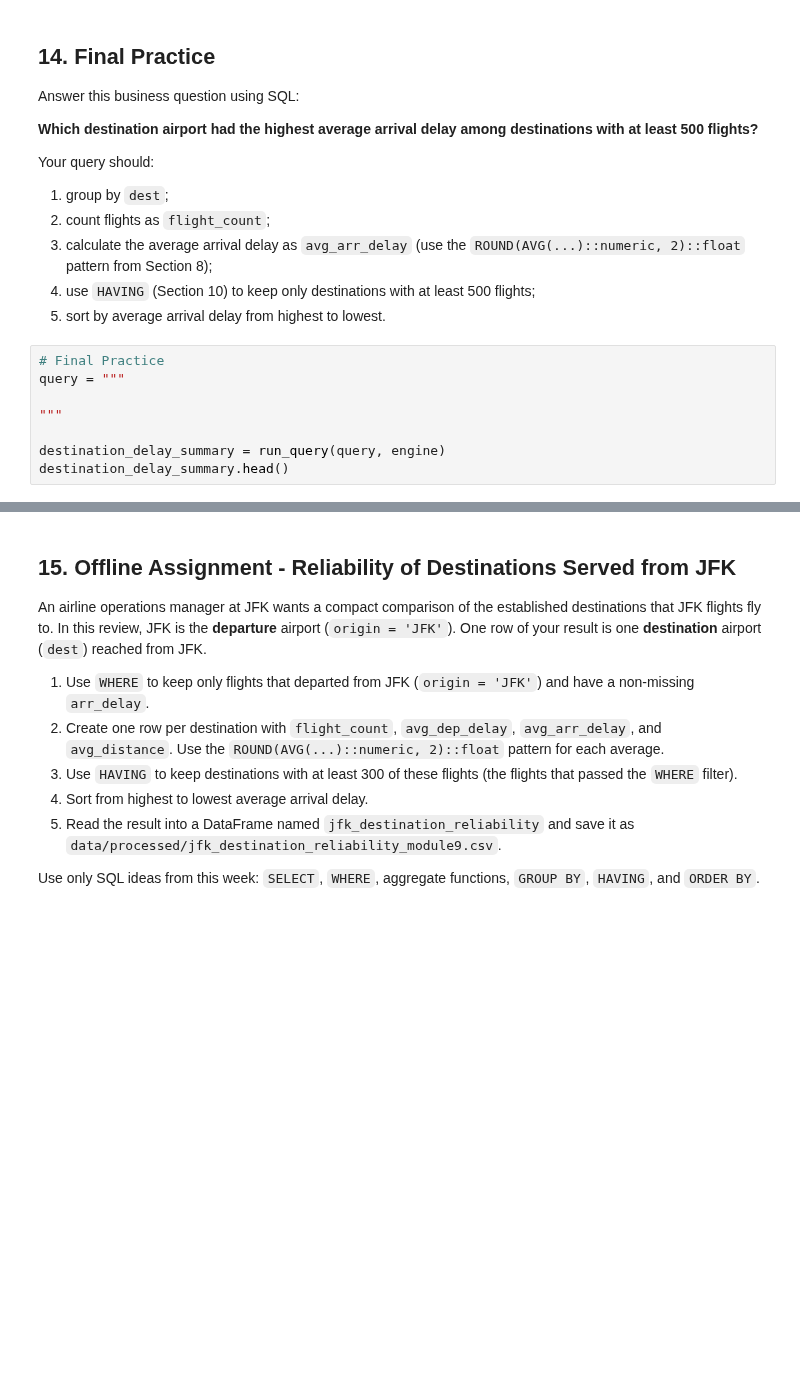
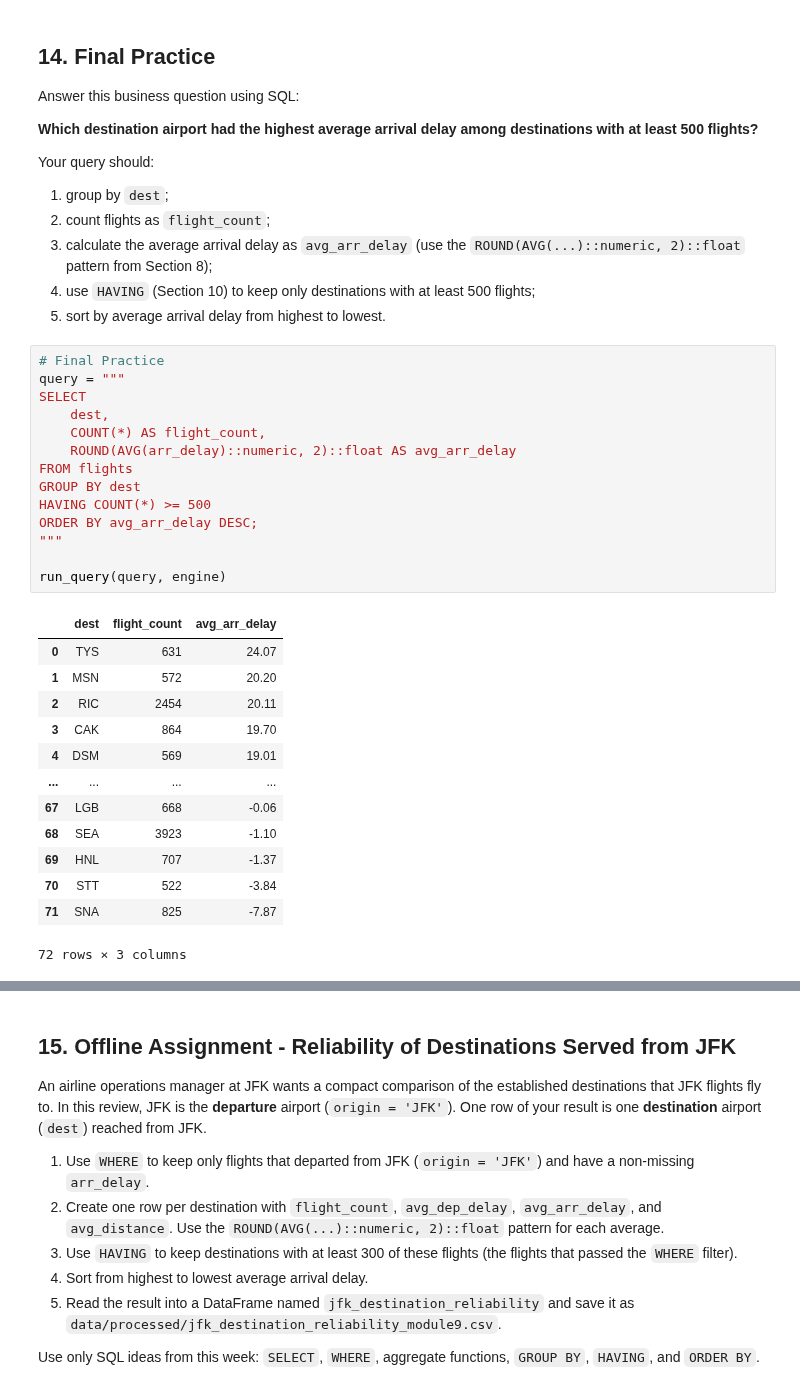
Before and after one commit to anikabhuyan1234/ban6003-week-9-10-anika, a Jupyter notebook: notebooks/module9_neon_sql_fundamentals_guided_lab.ipynb, the cells around one changed output, grey strips where cells are left out. Drawn from its saved outputs; the diff is of its cells as text; blank space fills up the shorter version.

```diff
--- a/notebooks/module9_neon_sql_fundamentals_guided_lab.ipynb
+++ b/notebooks/module9_neon_sql_fundamentals_guided_lab.ipynb
@@ -578,11 +878,31 @@ Your query should:
 # %%
 # Final Practice
 query = """
-
+SELECT
+    dest,
+    COUNT(*) AS flight_count,
+    ROUND(AVG(arr_delay)::numeric, 2)::float AS avg_arr_delay
+FROM flights
+GROUP BY dest
+HAVING COUNT(*) >= 500
+ORDER BY avg_arr_delay DESC;
 """
 
-destination_delay_summary = run_query(query, engine)
-destination_delay_summary.head()
+run_query(query, engine)
+# %% [output]
+|  | dest | flight_count | avg_arr_delay |
+| 0 | TYS | 631 | 24.07 |
+| 1 | MSN | 572 | 20.20 |
+| 2 | RIC | 2454 | 20.11 |
+| 3 | CAK | 864 | 19.70 |
+| 4 | DSM | 569 | 19.01 |
+| ... | ... | ... | ... |
+| 67 | LGB | 668 | -0.06 |
+| 68 | SEA | 3923 | -1.10 |
+| 69 | HNL | 707 | -1.37 |
+| 70 | STT | 522 | -3.84 |
+| 71 | SNA | 825 | -7.87 |
+72 rows × 3 columns
 # %% [markdown]
 ### Final Reflection
 
```
Also changed, not shown: parts of 37 cells of this notebook.
